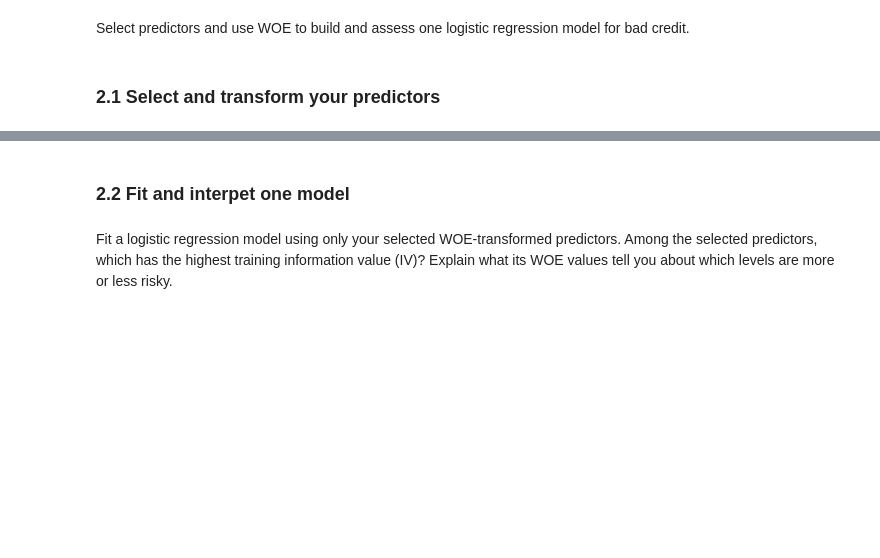
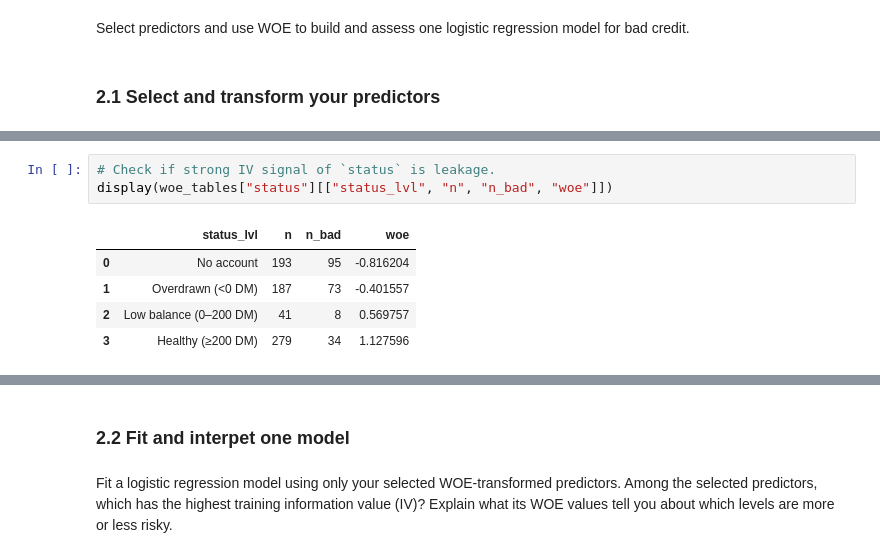
Before and after one commit to Muten-Roshi-Sama/data-science-for-business-KUL, a Jupyter notebook: credit-risk-analysis/A1_Notebook.ipynb, the cells around one changed output, grey strips where cells are left out. Saved outputs shown, nothing was run; the diff lists cells and outputs as text; blank space fills up the shorter version.

```diff
--- a/credit-risk-analysis/A1_Notebook.ipynb
+++ b/credit-risk-analysis/A1_Notebook.ipynb
@@ -556,0 +926,9 @@ categories where appropriate. Transform every selected predictor using weights o
+# %%
+# Check if strong IV signal of `status` is leakage.
+display(woe_tables["status"][["status_lvl", "n", "n_bad", "woe"]])
+# %% [output]
+|  | status_lvl | n | n_bad | woe |
+| 0 | No account | 193 | 95 | -0.816204 |
+| 1 | Overdrawn (<0 DM) | 187 | 73 | -0.401557 |
+| 2 | Low balance (0–200 DM) | 41 | 8 | 0.569757 |
+| 3 | Healthy (≥200 DM) | 279 | 34 | 1.127596 |
```
Also changed, not shown: parts of 17 cells of this notebook.
